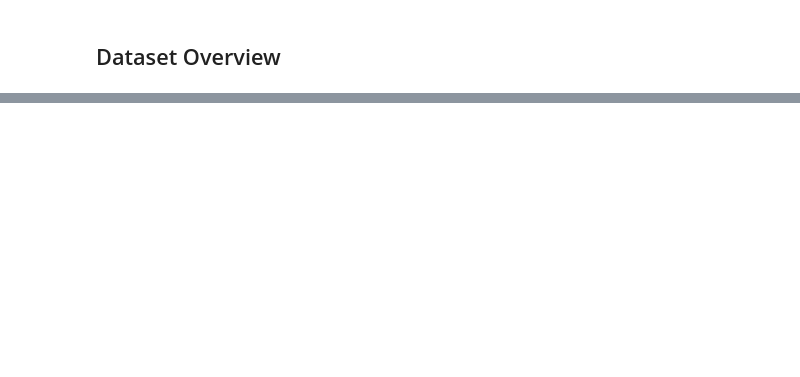
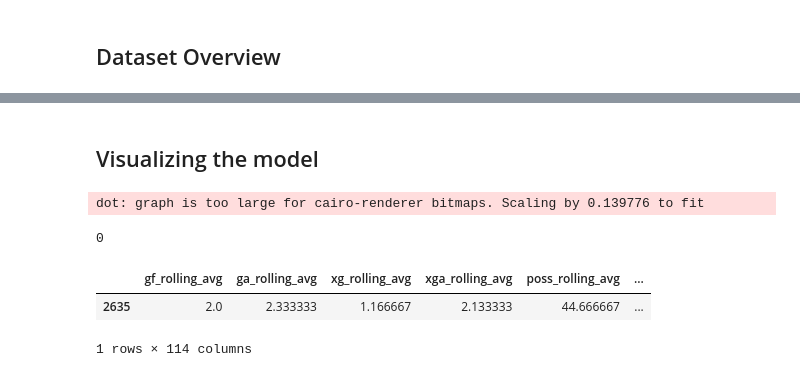
Before and after one commit to stoyanK7/football-prediction, a Jupyter notebook: notebooks/010-one_hundred_percent_accuracy.ipynb, the cells around one changed output, grey strips where cells are left out. Drawn from its saved outputs; the diff is of its cells as text; code cells hidden in the pictures; blank space fills up the shorter version.

```diff
--- a/notebooks/010-one_hundred_percent_accuracy.ipynb
+++ b/notebooks/010-one_hundred_percent_accuracy.ipynb
@@ -24,0 +200,26 @@ The importance of finding out why the model achieves 100% precision is that it w
+# %% [markdown]
+## Visualizing the model
+# %%
+estimator = best_model.estimators_[0]
+from sklearn.tree import export_graphviz
+# Export as dot file
+export_graphviz(estimator,
+                out_file='010-tree.dot',
+                feature_names=best_predictors,
+                filled=True,
+                rounded=True)
+
+# Convert to png using system command (requires Graphviz)
+from subprocess import call
+call(['dot', '-Tpng', '010-tree.dot', '-o', '010-tree.png', '-Gdpi=600'])
+# %% [output]
+dot: graph is too large for cairo-renderer bitmaps. Scaling by 0.139776 to fit
+0
+# %%
+# show monchengladbach vs wolfsburg
+outlier = test_df[(test_df['team'] == 'Monchengladbach') & (test_df['opponent'] == 'Wolfsburg')][best_predictors]
+outlier
+# %% [output]
+|  | gf_rolling_avg | ga_rolling_avg | xg_rolling_avg | xga_rolling_avg | poss_rolling_avg | ... |
+| 2635 | 2.0 | 2.333333 | 1.166667 | 2.133333 | 44.666667 | ... |
+1 rows × 114 columns
```
Also changed, not shown: parts of 11 cells of this notebook, 3 other files.
